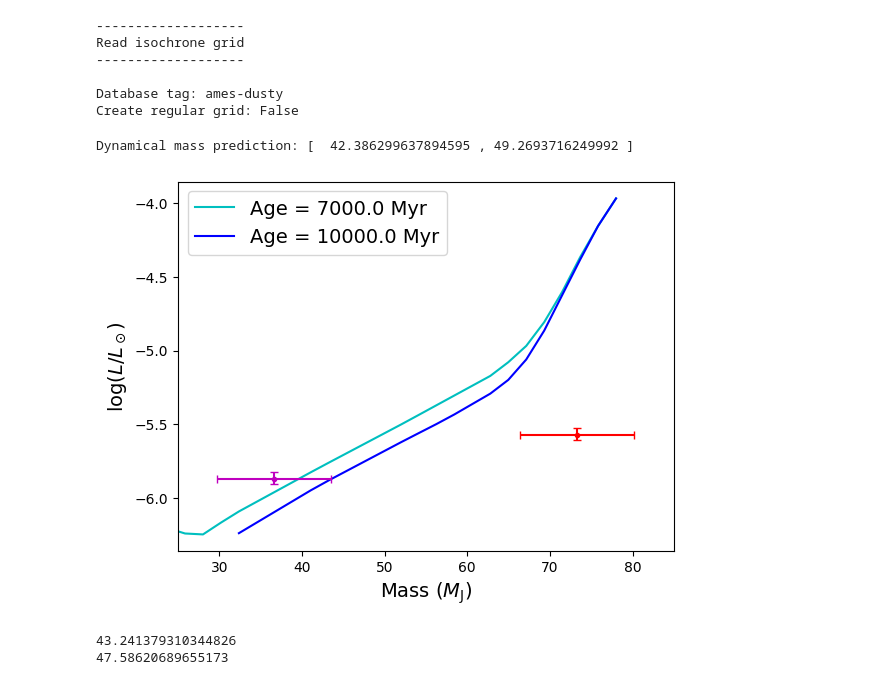
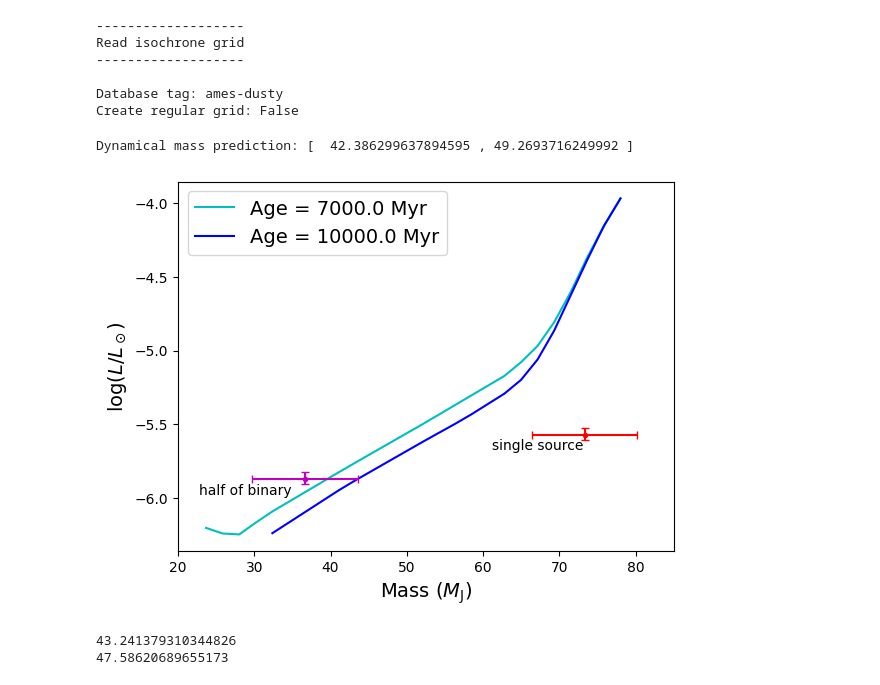
Before and after one commit to benlchang/HD47127-b-ADI, a Jupyter notebook: species.ipynb, the cells around one changed output. Drawn from its saved outputs; the diff is of its cells as text; code cells hidden in the pictures.

```diff
--- a/species.ipynb
+++ b/species.ipynb
@@ -463,37 +463,37 @@ f_iso_high = interp1d(iso_box_2.mass, iso_box_2.log_lum, kind='linear', fill_val
 intersect_mass_low = fsolve(lambda x: f_iso_low(x) - lum_low[0], 40)
 
 intersect_mass_high = fsolve(lambda x: f_iso_high(x) - lum_high[0], 40)
 
 print("Dynamical mass prediction: [ ", intersect_mass_low[0], ",", intersect_mass_high[0], "]")
 
 # plt.axvline(intersect_mass_low)
 # plt.axvline(intersect_mass_high)
 
 plt.errorbar(73.3, -5.571, yerr=[[0.035], [0.049]], xerr=6.9, capsize=3.0, color='r')
 plt.plot(73.3, -5.571, '.', color='r')
-# plt.annotate("single source", (73.0, -5.571), xytext=(5.0, 5.0), textcoords='offset pixels')
+plt.annotate("single source", (73.0, -5.571), xytext=(-90.0, -15.0), textcoords='offset pixels')
 
 half_lum = math.log(0.5 * (10 ** -5.571), 10)
 
 plt.errorbar(73.3/2, half_lum, yerr=[[0.035], [0.049]], xerr=6.9, capsize=3.0, color='m')
 plt.plot(73.3/2, half_lum, '.', color='m')
-# plt.annotate("binary system", (73/2, half_lum), xytext=(5.0, 5.0), textcoords='offset pixels')
+plt.annotate("half of binary", (73/2, half_lum), xytext=(-105.0, -15.0), textcoords='offset pixels')
 
 # lum_1, lum_2 = math.log(0.4 * (10 ** -5.571), 10), math.log(0.6 * (10 ** -5.571), 10)
 # plt.errorbar(37, lum_1, yerr=[[0.035], [0.049]], xerr=6.9, capsize=3.0, color='m')
 # plt.plot(37, lum_1, '.', color='m')
 # plt.errorbar(43, lum_2, yerr=[[0.035], [0.049]], xerr=6.9, capsize=3.0, color='m')
 # plt.plot(43, lum_2, '.', color='m')
 
 
 plt.xlabel(r'Mass ($M_\mathrm{J}$)', fontsize=14)
 plt.ylabel(r'$\log(L/L_\odot)$', fontsize=14)
-plt.xlim(25, 85)
+plt.xlim(20, 85)
 plt.legend(fontsize=14)
 plt.show()
 # %% [output]
 Dynamical mass prediction: [  42.386299637894595 , 49.2693716249992 ]
-[figure, old version]
+[figure, new version]
 # %%
 # print(len(iso_box_1.mass), len(iso_box_1.log_lum))
 # print(iso_box_1.log_lum)
```
Also changed, not shown: parts of 5 cells of this notebook.
